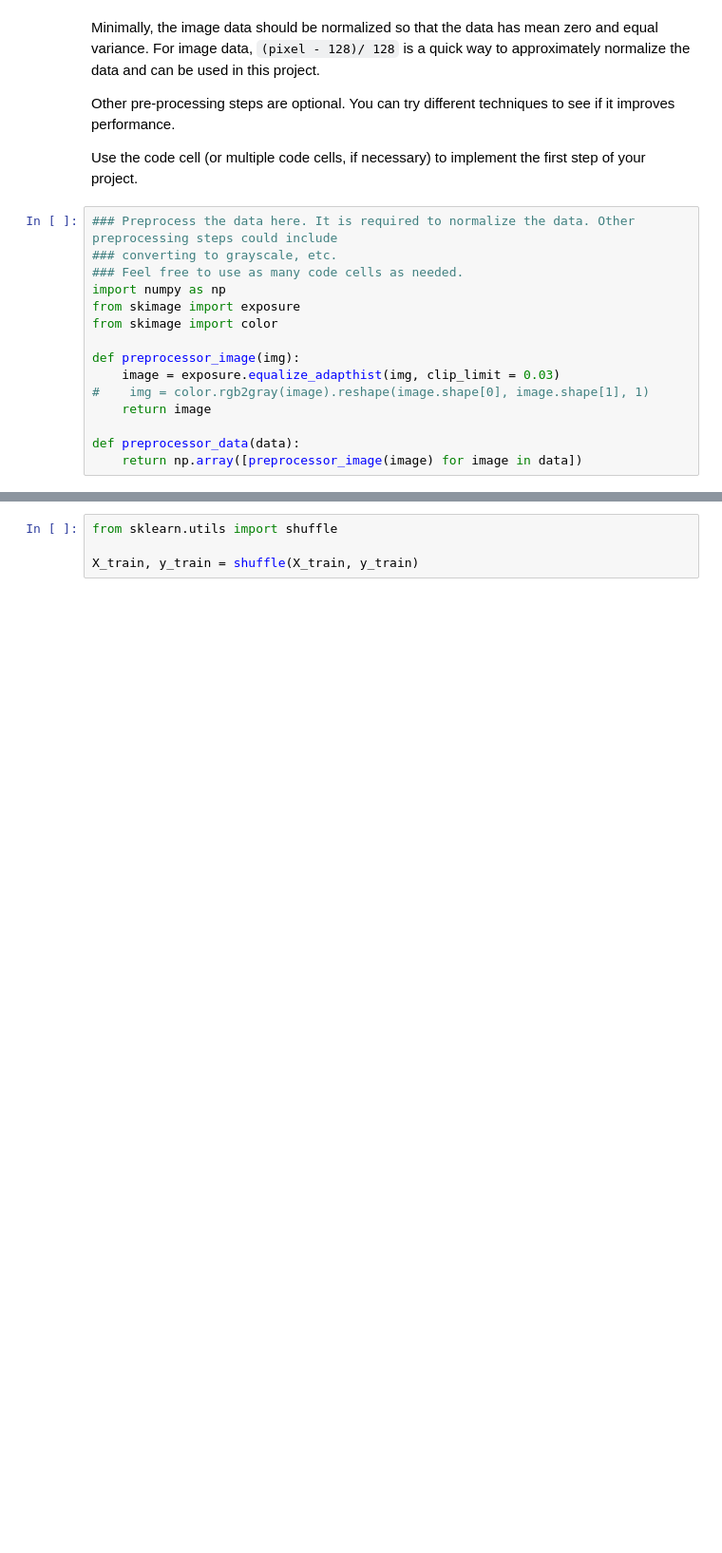
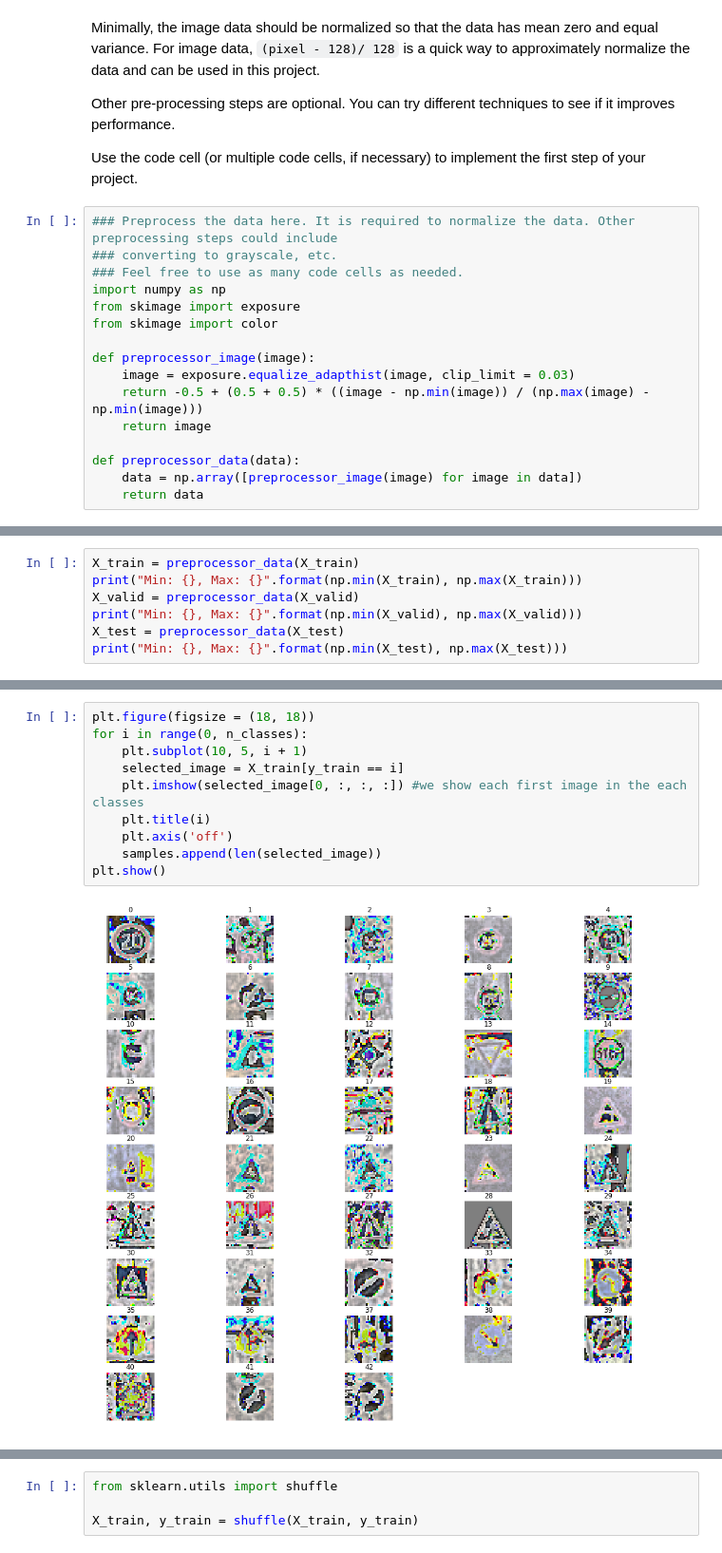
Before and after one commit to SRKarimov/SDCND-T1-P4-TrafficSignsClassifier, a Jupyter notebook: Traffic_Sign_Classifier.ipynb, the cells around one changed output, grey strips where cells are left out. Shown at 95% size. Saved outputs shown, nothing was run; the diff lists cells and outputs as text; blank space fills up the shorter version.

```diff
--- a/Traffic_Sign_Classifier.ipynb
+++ b/Traffic_Sign_Classifier.ipynb
@@ -158,10 +195,11 @@ import numpy as np
 from skimage import exposure
 from skimage import color
 
-def preprocessor_image(img):
-    image = exposure.equalize_adapthist(img, clip_limit = 0.03)
-#    img = color.rgb2gray(image).reshape(image.shape[0], image.shape[1], 1)
+def preprocessor_image(image):
+    image = exposure.equalize_adapthist(image, clip_limit = 0.03)
+    return -0.5 + (0.5 + 0.5) * ((image - np.min(image)) / (np.max(image) - np.min(image)))
     return image
 
 def preprocessor_data(data):
-    return np.array([preprocessor_image(image) for image in data])
+    data = np.array([preprocessor_image(image) for image in data])
+    return data
@@ -171,0 +206,7 @@ X_valid = preprocessor_data(X_valid)
+# %%
+X_train = preprocessor_data(X_train)
+print("Min: {}, Max: {}".format(np.min(X_train), np.max(X_train)))
+X_valid = preprocessor_data(X_valid)
+print("Min: {}, Max: {}".format(np.min(X_valid), np.max(X_valid)))
+X_test = preprocessor_data(X_test)
+print("Min: {}, Max: {}".format(np.min(X_test), np.max(X_test)))
@@ -171,0 +219,12 @@ X_valid = preprocessor_data(X_valid)
+# %%
+plt.figure(figsize = (18, 18))
+for i in range(0, n_classes):
+    plt.subplot(10, 5, i + 1)
+    selected_image = X_train[y_train == i]
+    plt.imshow(selected_image[0, :, :, :]) #we show each first image in the each classes
+    plt.title(i)
+    plt.axis('off')
+    samples.append(len(selected_image))
+plt.show()
+# %% [output]
+[figure, added]
```
Also changed, not shown: parts of 17 cells of this notebook.
